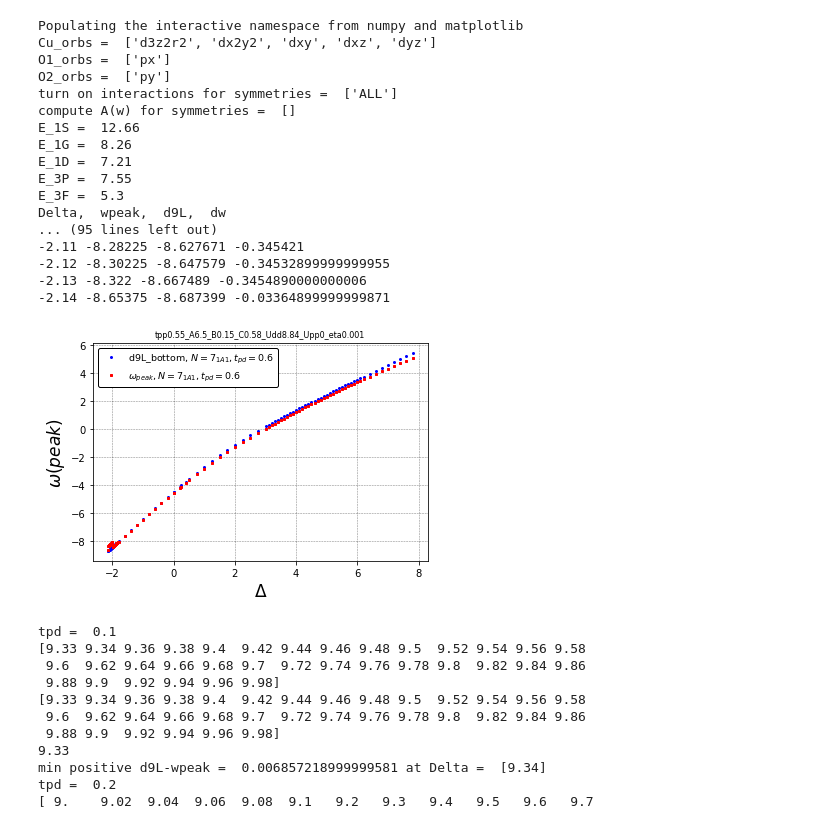
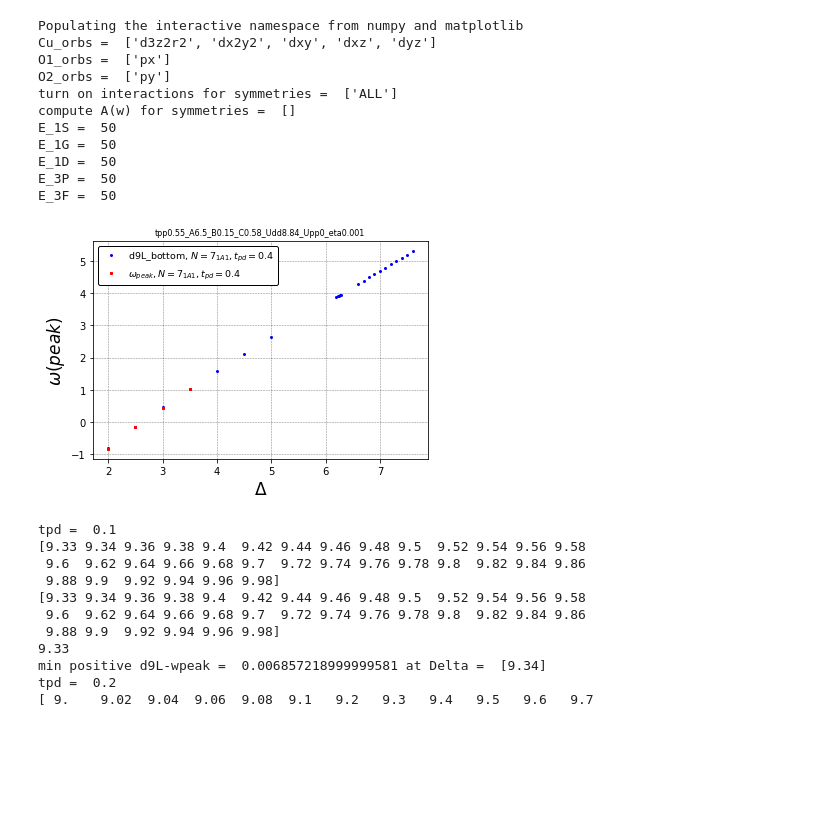
Before and after one commit to jiangmi/Two_hole_spectra, a Jupyter notebook: twohole_impurity_model/1A1_3B1_GS_phase_boundary.ipynb, the cells around one changed output. Cells and saved outputs as stored; diff of their text form; code cells hidden in the pictures; blank space fills up the shorter version.

```diff
--- a/twohole_impurity_model/1A1_3B1_GS_phase_boundary.ipynb
+++ b/twohole_impurity_model/1A1_3B1_GS_phase_boundary.ipynb
@@ -28,7 +28,7 @@ import lanczos
 ########################################################################################
 ed = 0
 tpds = [0.1, 0.2, 0.3, 0.4, 0.5, 0.6, 0.7]
-tpds = [0.6]
+tpds = [0.4]
 tpp = 0.55
 
 pds = 1.5
@@ -61,49 +61,48 @@ Ms = ['bo','rs','g^','m<','cp','k>','yv','--b','--r','--g','--m','--c','--k','--
 ii = 0
 for tpd in tpds:
     f1A1 = 'Norb7_tpd'+str(tpd)+'_tpp'+str(tpp)+'_A'+str(A)+'_B'+str(B)+'_C'+str(C)+'_Upp'+str(Upp) \
            +'_Mc'+str(Mc7)+'_eta'+str(eta)+'_1A1.txt'
     a = loadtxt('./data_lowpeak/'+f1A1,skiprows=0)
-    b = loadtxt('../onehole_impurity_model/data_E_imp/E_imp_Norb7_tpd'+str(tpd)+'_tpp0.55_Mc32_1A1.txt',skiprows=0)
-    ab = a[:,0]-4.*tpp+b[:,2]
+
+    # continuum bottom via one-hole calculation with exact min(E(k)):
+    #b = loadtxt('../onehole_impurity_model/data_E_imp/E_imp_Norb7_tpd'+str(tpd)+'_tpp0.55_Mc32_1A1.txt',skiprows=0)
+    #ab = a[:,0]-4.*tpp+b[:,2]
+    # continuum bottom via two-hole calculation with A=50, B=C=0:
+    b = loadtxt('./data_lowpeak/Aw_Cu_dx2y2_O_Norb7_tpd'+str(tpd) \
+                +'_tpp0.55_A50_B0_C0_Upp0_Mc32_eta0.001.txt',skiprows=0)
 
     # debug:
     print 'Delta,  wpeak,  d9L,  dw'
-    for i in range(0,len(ab)):
+    for i in range(0,len(b)):
         print a[i,0], a[i,2], ab[i], ab[i]-a[i,2]
 
-    plot(a[:,0], ab, Ms[ii], Markersize=2, label="d9L_bottom, $N=7_{1A1}, t_{pd}=$"+str(tpd))
+    plot(b[:,0], b[:,2], Ms[ii], Markersize=2, label="d9L_bottom, $N=7_{1A1}, t_{pd}=$"+str(tpd))
     plot(a[:,0], a[:,2], Ms[ii+1], Markersize=2, label="$\omega_{peak}, N=7_{1A1}, t_{pd}=$"+str(tpd))
     ii += 1
 
 title(titlename, fontsize=8)
 xlabel('$t_{pd}$',fontsize=17)
 xlabel('$\Delta$',fontsize=17)
 ylabel('$\omega(peak)$',fontsize=17)
 #xlim([-4,-3])
 #ylim([-13,-9])
 #text(0.45, 0.1, '(a)', fontsize=16)
 grid('on',linestyle="--", linewidth=0.5, color='black', alpha=0.5)
 legend(loc='best', fontsize=9.5, framealpha=1.0, edgecolor='black')
 savefig("wpeak_d9L_bottom_"+titlename+"_1A1.pdf")
 # %% [output]
 Populating the interactive namespace from numpy and matplotlib
 Cu_orbs =  ['d3z2r2', 'dx2y2', 'dxy', 'dxz', 'dyz']
 O1_orbs =  ['px']
 O2_orbs =  ['py']
 turn on interactions for symmetries =  ['ALL']
 compute A(w) for symmetries =  []
-E_1S =  12.66
-E_1G =  8.26
-E_1D =  7.21
-E_3P =  7.55
-E_3F =  5.3
-Delta,  wpeak,  d9L,  dw
-... (95 lines left out)
--2.11 -8.28225 -8.627671 -0.345421
--2.12 -8.30225 -8.647579 -0.34532899999999955
--2.13 -8.322 -8.667489 -0.3454890000000006
--2.14 -8.65375 -8.687399 -0.03364899999999871
+E_1S =  50
+E_1G =  50
+E_1D =  50
+E_3P =  50
+E_3F =  50
-[figure, old version]
+[figure, new version]
 # %%
 ed = 0
 tpds = [0.1, 0.2, 0.3, 0.4, 0.5, 0.6, 0.7]
```
Also changed, not shown: parts of 1 cell of this notebook, 1 other file.
